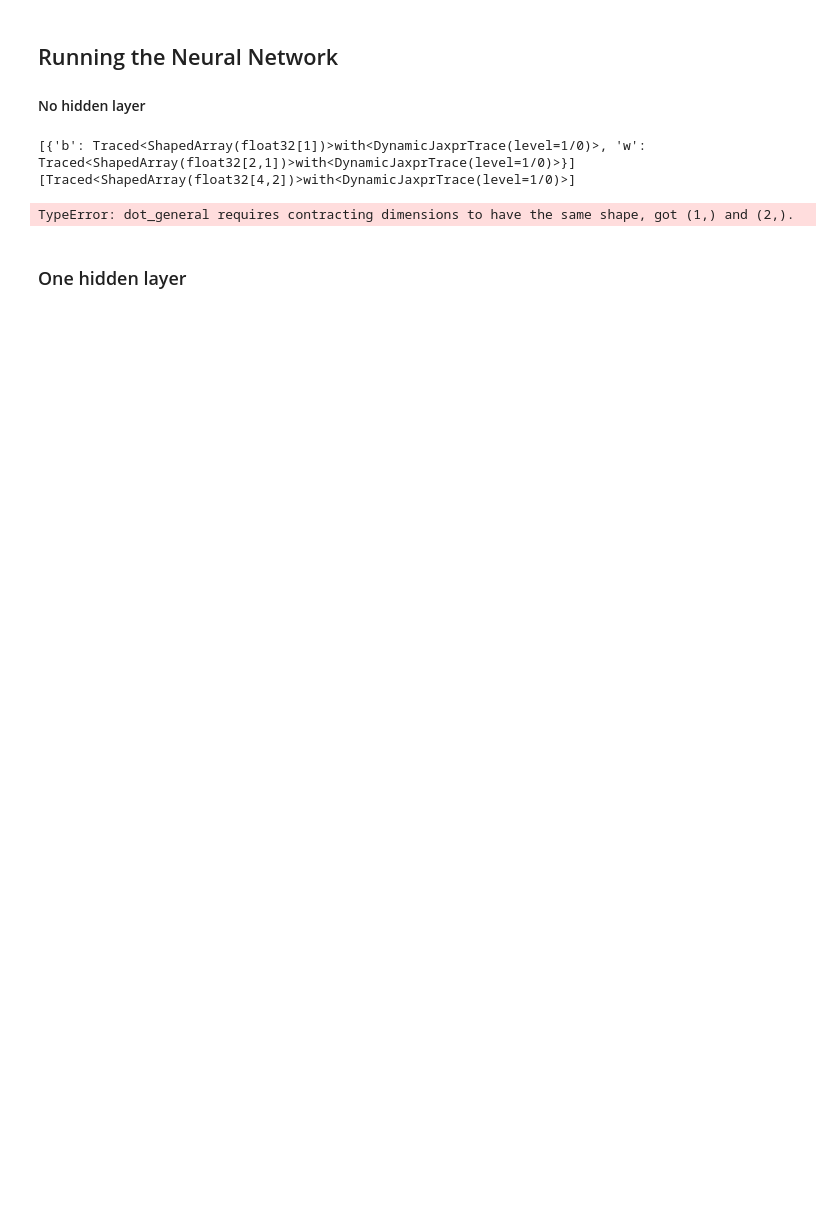
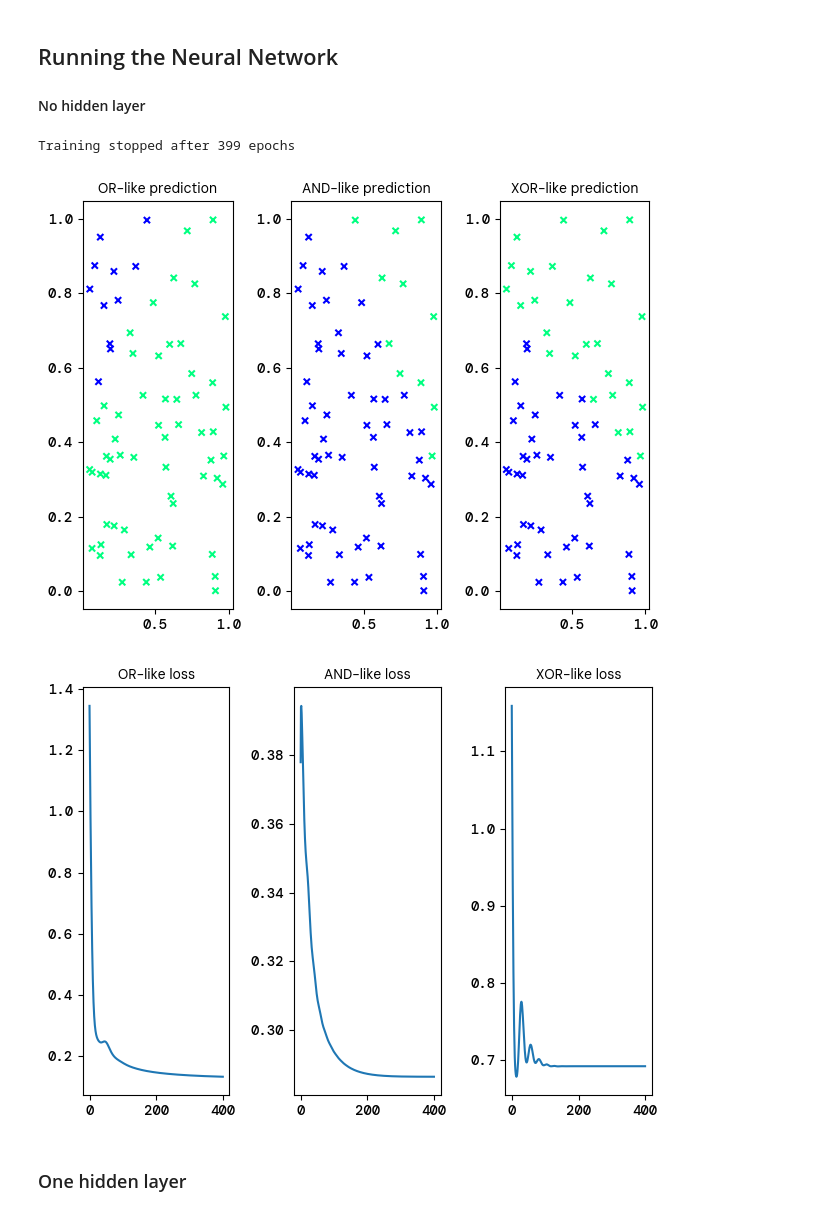
Before and after one commit to bragewiseth/MachineLearningProjects, a Jupyter notebook: project2/src/logicGatesClassification.ipynb, the cells around one changed output. Cells and saved outputs as stored; diff of their text form; code cells hidden in the pictures; blank space fills up the shorter version.

```diff
--- a/project2/src/logicGatesClassification.ipynb
+++ b/project2/src/logicGatesClassification.ipynb
@@ -130,49 +62,52 @@ y = forward(params, X_train)
 #### No hidden layer
 # %%
 
-sgd = NN(architecture=[[2,1],[ sigmoid ]], eta=0.1, epochs=400, tol=0.001, optimizer='sgd', gamma=0.9,backwards=single_layer_gradients)
+sgd = ada.NN.Model(architecture=[[1,sigmoid]], eta=0.1, epochs=400, tol=0.001, optimizer='adam', gamma=0.9,backwards=ada.NN.backwards_no_hidden, loss=ada.CE, alpha=0.001)
 
-loss_or, params_or = sgd.fit(X_train, t_or_train, X_test, t_or_test, batch_size=4)
-loss_and, params_and = sgd.fit(X_train, t_and_train, X_test, t_and_test, batch_size=4)
-loss_xor, params_xor = sgd.fit(X_train, t_xor_train, X_test, t_xor_test, batch_size=4)
+loss_or, params_or = sgd.fit(X_train, t_or_train, X_test, t_or_test)
+loss_and, params_and = sgd.fit(X_train, t_and_train, X_test, t_and_test)
+loss_xor, params_xor = sgd.fit(X_train, t_xor_train, X_test, t_xor_test)
 # %% [output]
-[{'b': Traced<ShapedArray(float32[1])>with<DynamicJaxprTrace(level=1/0)>, 'w': Traced<ShapedArray(float32[2,1])>with<DynamicJaxprTrace(level=1/0)>}]
-[Traced<ShapedArray(float32[4,2])>with<DynamicJaxprTrace(level=1/0)>]
+Training stopped after 399 epochs
-TypeError: dot_general requires contracting dimensions to have the same shape, got (1,) and (2,).
 # %%
 def predict(activations):
     return np.round(activations)
 
 
-y_or = forward_propagate(params_or, x)[-1]
-y_and = forward_propagate(params_and, x)[-1]
-y_xor = forward_propagate(params_xor, x)[-1]
+forward = sgd.forward
+
+y_or = forward(params_or, x)[0][-1]
+y_and = forward(params_and, x)[0][-1]
+y_xor = forward(params_xor, x)[0][-1]
 
 
 y_or = predict(y_or)
 y_and = predict(y_and)
 y_xor = predict(y_xor)
 
 
 fig , ax = plt.subplots(1, 3)
 ax[0].scatter(x[:,0], x[:,1], s=20, c=y_or, cmap='winter', marker='x')
 ax[0].set_title("OR-like prediction", font='sans')
 ax[1].scatter(x[:,0], x[:,1], s=20, c=y_and, cmap='winter', marker='x')
 ax[1].set_title("AND-like prediction", font='sans')
 ax[2].scatter(x[:,0], x[:,1], s=20, c=y_xor, cmap='winter', marker='x')
 ax[2].set_title("XOR-like prediction", font='sans')
 fig.tight_layout()
 
 
 fig, ax = plt.subplots(1, 3)
 ax[0].plot(loss_or)
 ax[0].set_title("OR-like loss", font='sans')
 ax[1].plot(loss_and)
 ax[1].set_title("AND-like loss", font='sans')
 ax[2].plot(loss_xor)
 ax[2].set_title("XOR-like loss", font='sans')
 fig.tight_layout()
 plt.show()
+# %% [output]
+[figure, added]
+[figure, added]
 # %% [markdown]
 ### One hidden layer
 # %%
```
Also changed, not shown: parts of 5 cells of this notebook, 4 other files.
